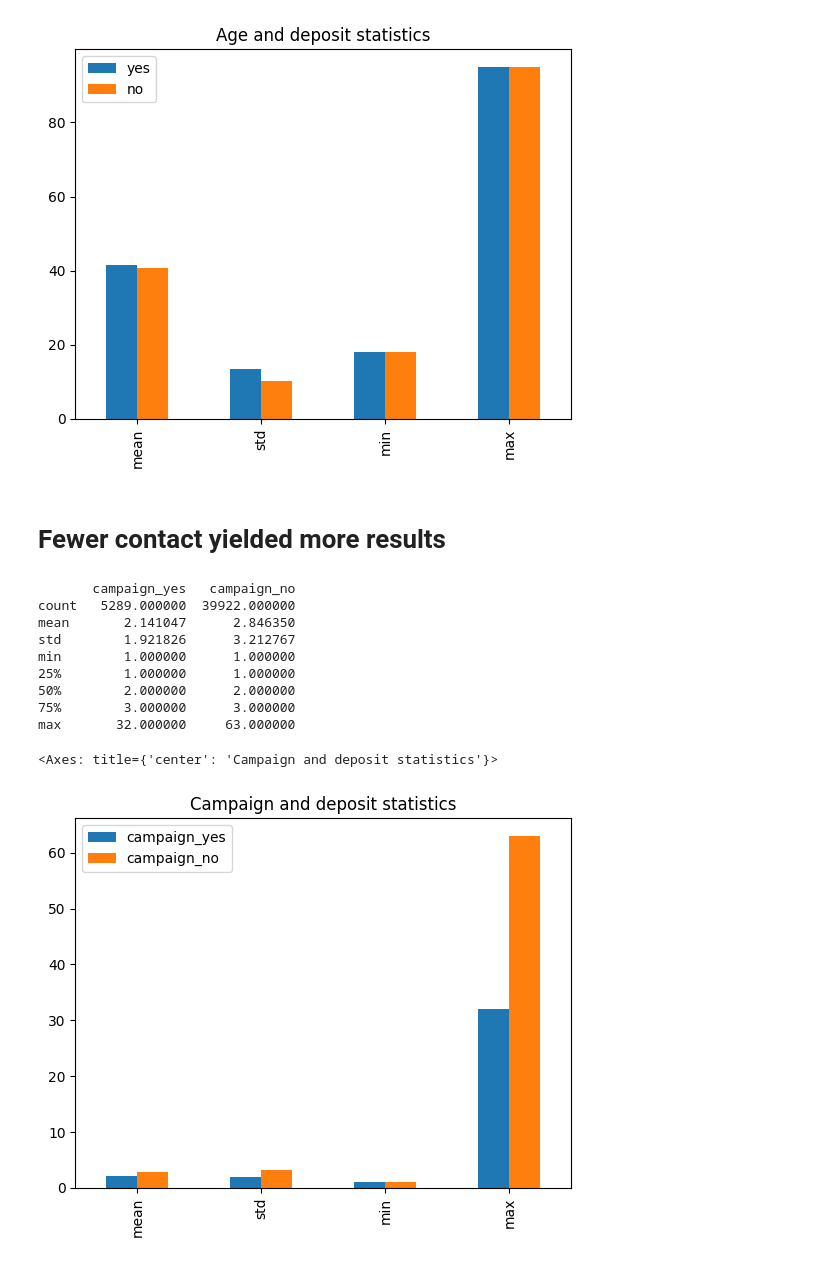
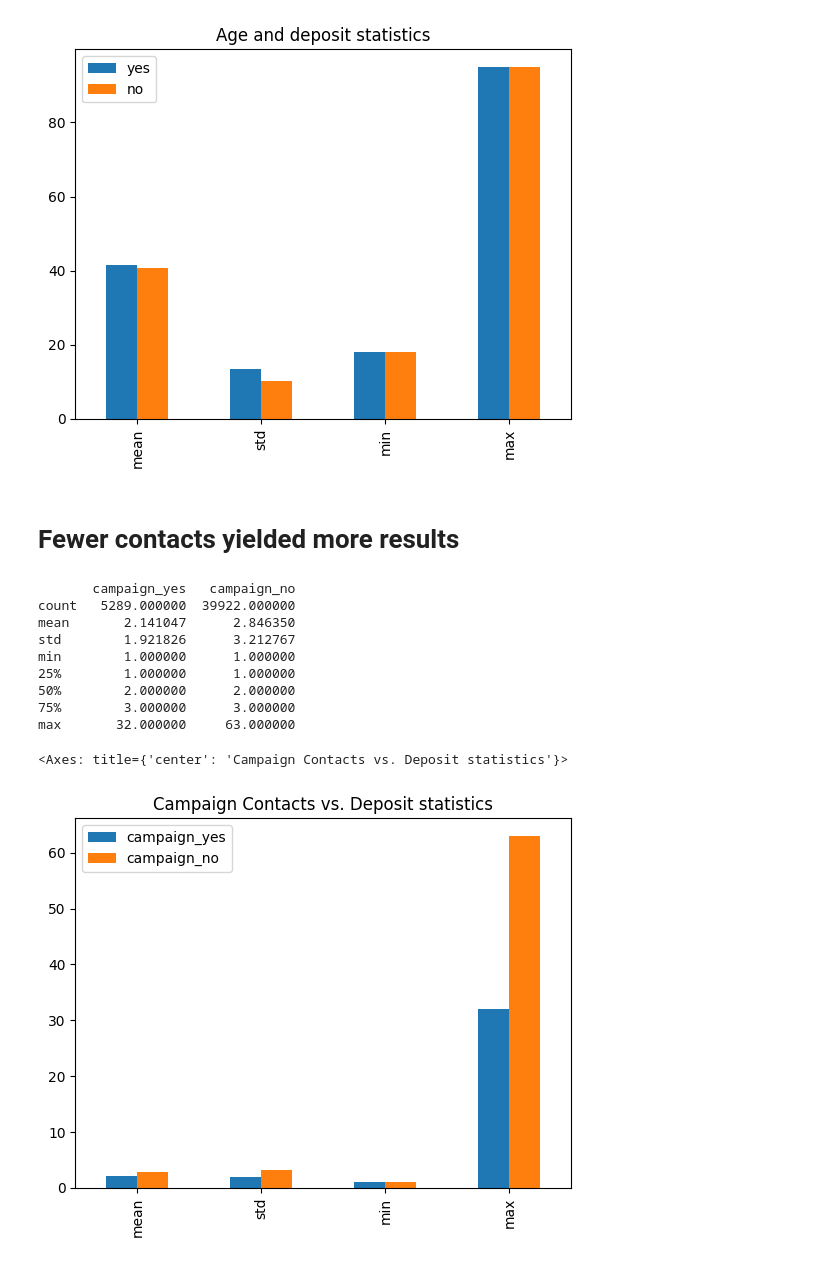
Before and after one commit to JithuNair/TermDeposit, a Jupyter notebook: EDA.ipynb, the cells around one changed output. Drawn from its saved outputs; the diff is of its cells as text; code cells hidden in the pictures.

```diff
--- a/EDA.ipynb
+++ b/EDA.ipynb
@@ -203,24 +224,24 @@ max      95.000000     95.000000
 <Axes: title={'center': 'Age and deposit statistics'}>
 [figure]
 # %% [markdown]
-# Fewer contact yielded more results
+# Fewer contacts yielded more results
 # %%
 campaign_frame = pd.DataFrame()
-campaign_frame['campaign_yes'] = (data[data['y'] == 'yes'][['y','campaign']].describe())['campaign']
-campaign_frame['campaign_no'] = (data[data['y'] == 'no'][['y','campaign']].describe())['campaign']
+campaign_frame['campaign_yes'] = (data[data['y'] == 1][['y','campaign']].describe())['campaign']
+campaign_frame['campaign_no'] = (data[data['y'] == 0][['y','campaign']].describe())['campaign']
 
 print(campaign_frame)
 
-campaign_frame.drop(['count', '25%', '50%', '75%']).plot.bar(title = 'Campaign and deposit statistics')
+campaign_frame.drop(['count', '25%', '50%', '75%']).plot.bar(title = 'Campaign Contacts vs. Deposit statistics')
 # %% [output]
        campaign_yes   campaign_no
 count   5289.000000  39922.000000
 mean       2.141047      2.846350
 std        1.921826      3.212767
 min        1.000000      1.000000
 25%        1.000000      1.000000
 50%        2.000000      2.000000
 75%        3.000000      3.000000
 max       32.000000     63.000000
-<Axes: title={'center': 'Campaign and deposit statistics'}>
+<Axes: title={'center': 'Campaign Contacts vs. Deposit statistics'}>
-[figure, old version]
+[figure, new version]
```
Also changed, not shown: parts of 16 cells of this notebook, 1 other file.
